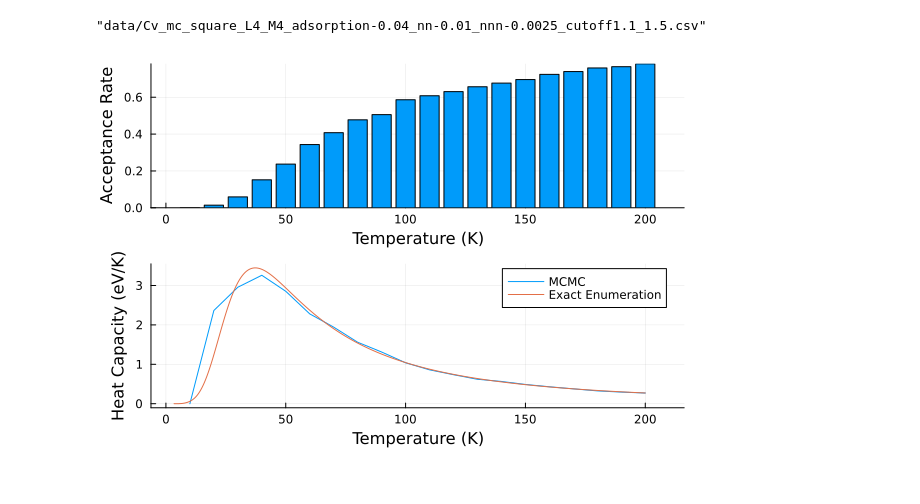
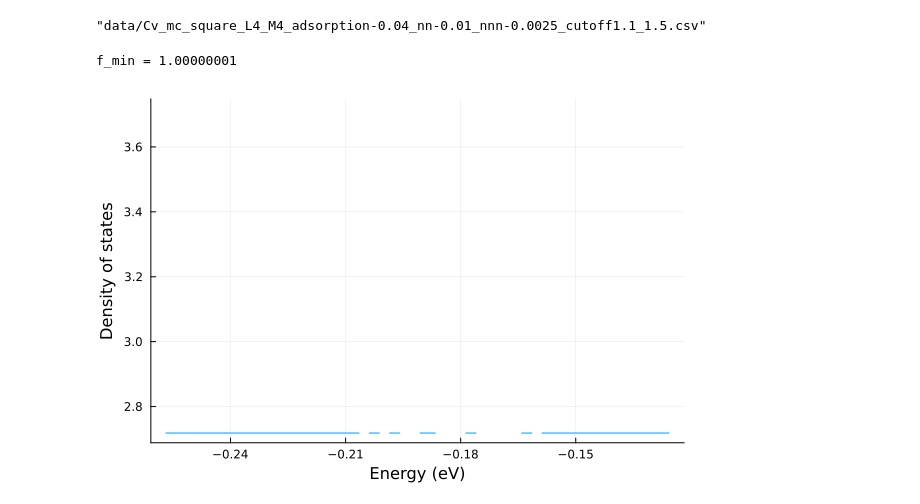
Before and after one commit to wexlergroup/FreeBird.jl, a Jupyter notebook: scripts/algorithm-examples.ipynb, the cells around one changed output. Saved outputs shown, nothing was run; the diff lists cells and outputs as text; code cells hidden in the pictures.

```diff
--- a/scripts/algorithm-examples.ipynb
+++ b/scripts/algorithm-examples.ipynb
@@ -126,3 +126,49 @@ T = 30
 T = 20
 T = 10
 "data/Cv_mc_square_L4_M4_adsorption-0.04_nn-0.01_nnn-0.0025_cutoff1.1_1.5.csv"
+# %%
+# Perform Wang-Landau simulation
+num_steps = 10_000
+flatness_criterion = 0.8
+f_initial = Float64(MathConstants.e)
+f_min = exp(10^-8)
+energy_bins = 100
+random_seed = 1234
+
+# Choose an initial state
+square_occupations = [false for i in 1:square_supercell_dimensions[1]*square_supercell_dimensions[2]*length(square_basis)]
+for i in sample(1:length(square_occupations), 4, replace=false)  # Choose N from the available sites without replacement
+    square_occupations[i] = true
+end
+initial_lattice = LatticeSystem(
+    square_primitive_lattice_vectors,
+    square_basis,
+    square_supercell_dimensions,
+    square_periodicity,
+    square_occupations,
+    square_adsorptions,
+    square_cutoff_radii
+)
+
+# Perform the Wang-Landau simulation
+density_of_states, histogram, bin_energies, energies, configurations = wang_landau(
+    initial_lattice,
+    adsorption_energy,
+    nn_energy,
+    nnn_energy,
+    num_steps,
+    flatness_criterion,
+    f_initial,
+    f_min,
+    energy_bins,
+    random_seed
+)
+# %% [output]
+f_min = 1.00000001
+# %%
+ρ = exp.(density_of_states)
+
+# Plot the ρ
+plot(bin_energies, ρ, xlabel="Energy (eV)", ylabel="Density of states", legend=false)
+# %% [output]
+[figure, added]
@@ -141,6 +227,7 @@ df_exact = filter(row -> row.N == 4, copy(df_exact))
 # Create a heat capacity vs. temperature plot with MCMC and exact enumeration results
 heat_capacity_plot = plot(df_samples.T, df_samples.Cv / kB, xlabel="Temperature (K)", ylabel="Heat Capacity (eV/K)", label="MCMC", grid=true)
 plot!(heat_capacity_plot, df_exact.T, df_exact.Cv, label="Exact Enumeration")
+plot!(heat_capacity_plot, temperatures, heat_capacity, label="Wang-Landau")
 
 # Create a histogram of the acceptance rate as a function of temperature
 acceptance_rate_plot = bar(df_samples.T, df_samples.acceptance_rate, xlabel="Temperature (K)", ylabel="Acceptance Rate", legend=false, grid=true)
@@ -153,5 +240,3 @@ savefig(combined_plot, "figures/Cv_mc_square_L4_M4_adsorption-0.04_nn-0.01_nnn-0
 
 # Display the combined plot
 display(combined_plot)
-# %% [output]
-[figure, removed]
```
Also changed, not shown: parts of 3 cells of this notebook, 1 other file.
